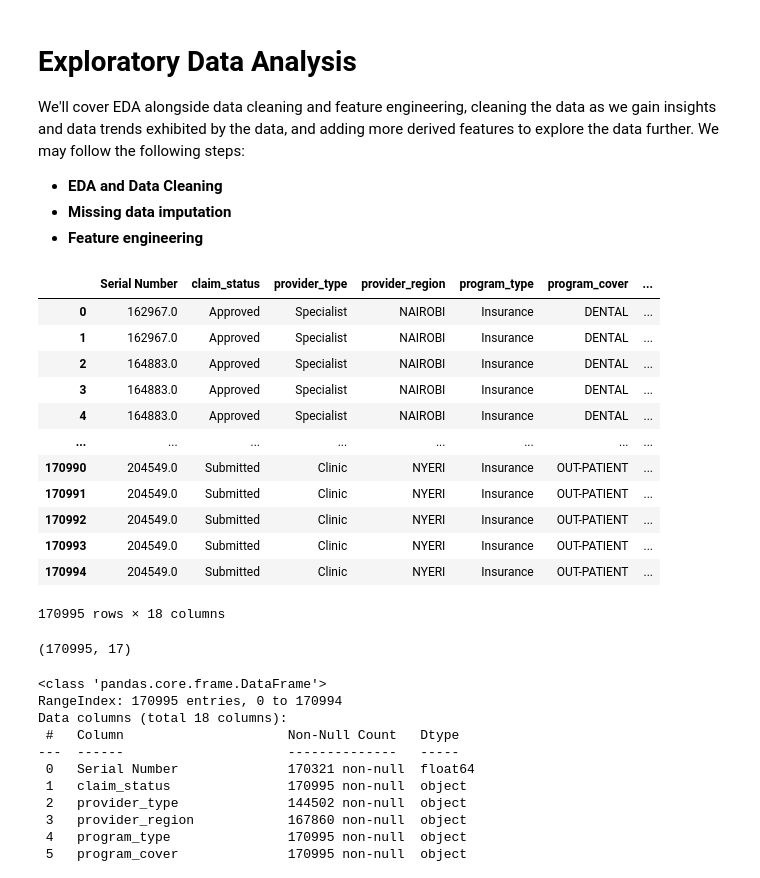
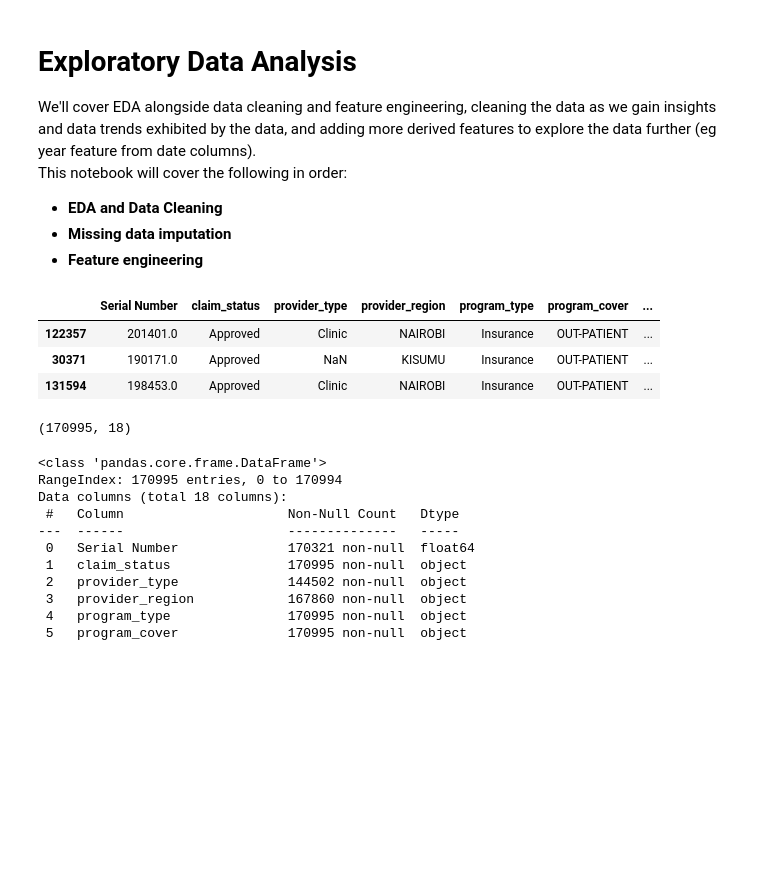
Before and after one commit to lyraxvincent/insurance-claims-prediction, a Jupyter notebook: EDA.ipynb, the cells around one changed output. Drawn from its saved outputs; the diff is of its cells as text; code cells hidden in the pictures; blank space fills up the shorter version.

```diff
--- a/EDA.ipynb
+++ b/EDA.ipynb
@@ -1,7 +1,7 @@
 # %% [markdown]
 **<h1>Exploratory Data Analysis</h1>**
-We'll cover EDA alongside data cleaning and feature engineering, cleaning the data as we gain insights and data trends exhibited by the data, and adding more derived features to explore the data further.
-We may follow the following steps:
+We'll cover EDA alongside data cleaning and feature engineering, cleaning the data as we gain insights and data trends exhibited by the data, and adding more derived features to explore the data further (eg year feature from date columns).
+This notebook will cover the following in order:
 - **EDA and Data Cleaning**
 - **Missing data imputation**
 - **Feature engineering**
@@ -17,27 +17,19 @@ import seaborn as sns
 
 from tqdm import tqdm, trange
 # %%
-data = pd.read_excel("Claims Data 2.xlsx", parse_dates=['participant_date_of_birth', 'treatment_created_date', 'claim_finalized_date'])
+data = pd.read_excel("data/Claims Data 2.xlsx", parse_dates=['participant_date_of_birth', 'treatment_created_date',
+                                                             'claim_finalized_date'])
 data.sample(3)
 # %% [output]
 |  | Serial Number | claim_status | provider_type | provider_region | program_type | program_cover | ... |
-| 0 | 162967.0 | Approved | Specialist | NAIROBI | Insurance | DENTAL | ... |
-| 1 | 162967.0 | Approved | Specialist | NAIROBI | Insurance | DENTAL | ... |
-| 2 | 164883.0 | Approved | Specialist | NAIROBI | Insurance | DENTAL | ... |
-| 3 | 164883.0 | Approved | Specialist | NAIROBI | Insurance | DENTAL | ... |
-| 4 | 164883.0 | Approved | Specialist | NAIROBI | Insurance | DENTAL | ... |
-| ... | ... | ... | ... | ... | ... | ... | ... |
-| 170990 | 204549.0 | Submitted | Clinic | NYERI | Insurance | OUT-PATIENT | ... |
-| 170991 | 204549.0 | Submitted | Clinic | NYERI | Insurance | OUT-PATIENT | ... |
-| 170992 | 204549.0 | Submitted | Clinic | NYERI | Insurance | OUT-PATIENT | ... |
-| 170993 | 204549.0 | Submitted | Clinic | NYERI | Insurance | OUT-PATIENT | ... |
-| 170994 | 204549.0 | Submitted | Clinic | NYERI | Insurance | OUT-PATIENT | ... |
+| 122357 | 201401.0 | Approved | Clinic | NAIROBI | Insurance | OUT-PATIENT | ... |
+| 30371 | 190171.0 | Approved | NaN | KISUMU | Insurance | OUT-PATIENT | ... |
+| 131594 | 198453.0 | Approved | Clinic | NAIROBI | Insurance | OUT-PATIENT | ... |
-170995 rows × 18 columns
 # %%
 # shape of dataset
 data.shape
 # %% [output]
-(170995, 17)
+(170995, 18)
 # %%
 # info
 data.info()
```
Also changed, not shown: parts of 27 cells of this notebook.
